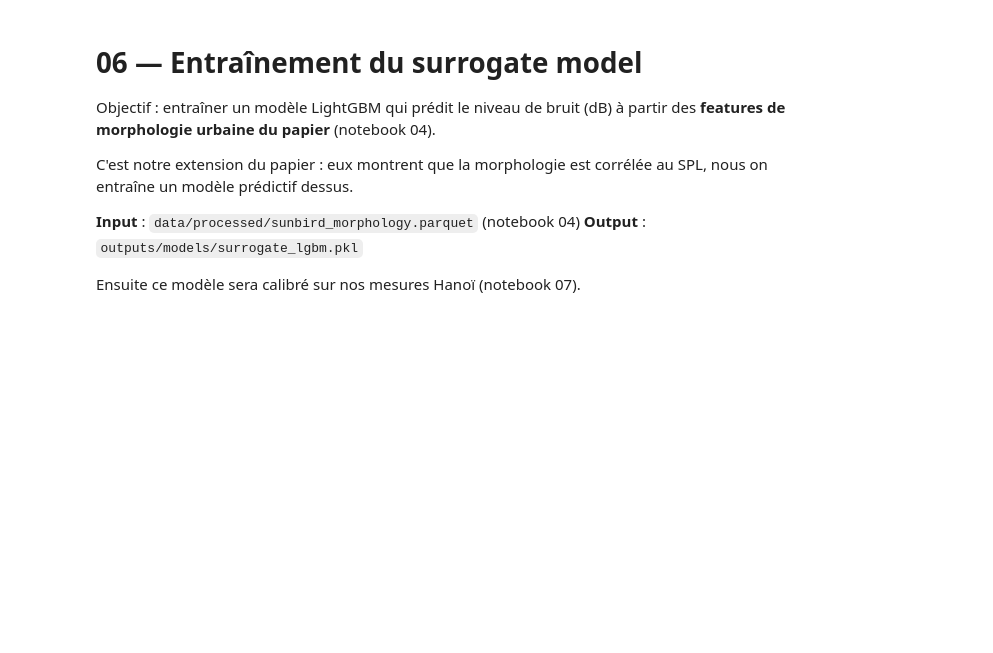
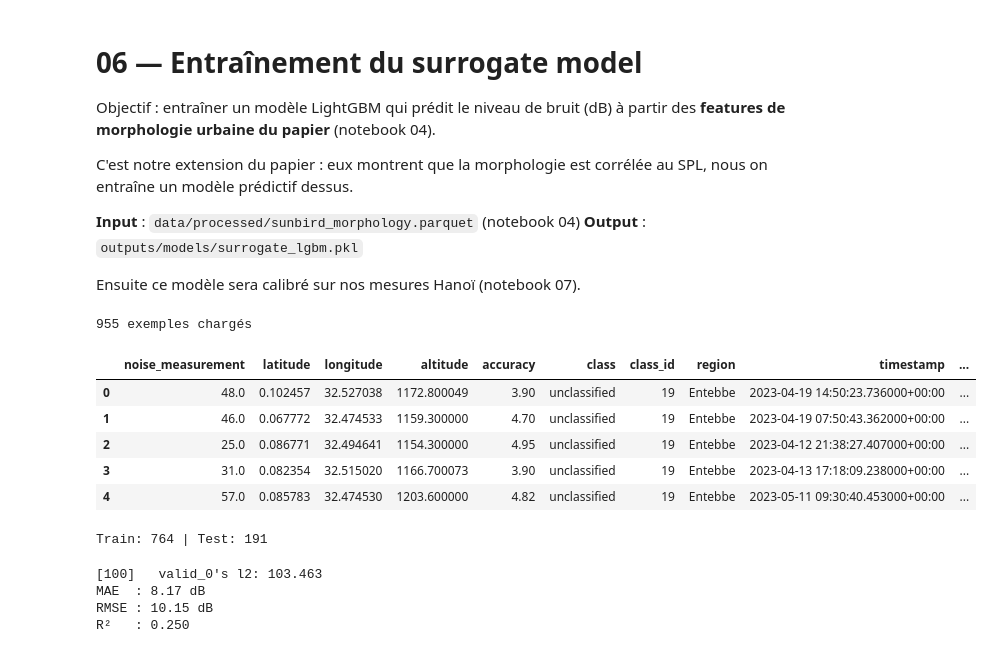
Before and after one commit to Colauz/noise-modelling-hanoi, a Jupyter notebook: notebooks/06_train_surrogate_model.ipynb, the cells around one changed output. Drawn from its saved outputs; the diff is of its cells as text; code cells hidden in the pictures; blank space fills up the shorter version.

```diff
--- a/notebooks/06_train_surrogate_model.ipynb
+++ b/notebooks/06_train_surrogate_model.ipynb
@@ -14,18 +14,27 @@ Ensuite ce modèle sera calibré sur nos mesures Hanoï (notebook 07).
 # %%
 import pandas as pd
 import numpy as np
 import lightgbm as lgb
 from sklearn.model_selection import train_test_split
-from sklearn.metrics import mean_absolute_error, mean_squared_error, r2_score
+from sklearn.metrics import mean_absolute_error, root_mean_squared_error, r2_score
 import matplotlib.pyplot as plt
 import joblib
 
 df = pd.read_parquet('../data/processed/sunbird_morphology.parquet')
-df['timestamp'] = pd.to_datetime(df['timestamp'])
+# format='ISO8601' : les timestamps Sunbird mélangent avec/sans microsecondes
+df['timestamp'] = pd.to_datetime(df['timestamp'], format='ISO8601')
 df['hour'] = df['timestamp'].dt.hour
 df['is_weekend'] = df['timestamp'].dt.dayofweek.isin([5, 6]).astype(int)
 print(f'{len(df)} exemples chargés')
 df.head()
+# %% [output]
+955 exemples chargés
+|  | noise_measurement | latitude | longitude | altitude | accuracy | class | class_id | region | timestamp | ... |
+| 0 | 48.0 | 0.102457 | 32.527038 | 1172.800049 | 3.90 | unclassified | 19 | Entebbe | 2023-04-19 14:50:23.736000+00:00 | ... |
+| 1 | 46.0 | 0.067772 | 32.474533 | 1159.300000 | 4.70 | unclassified | 19 | Entebbe | 2023-04-19 07:50:43.362000+00:00 | ... |
+| 2 | 25.0 | 0.086771 | 32.494641 | 1154.300000 | 4.95 | unclassified | 19 | Entebbe | 2023-04-12 21:38:27.407000+00:00 | ... |
+| 3 | 31.0 | 0.082354 | 32.515020 | 1166.700073 | 3.90 | unclassified | 19 | Entebbe | 2023-04-13 17:18:09.238000+00:00 | ... |
+| 4 | 57.0 | 0.085783 | 32.474530 | 1203.600000 | 4.82 | unclassified | 19 | Entebbe | 2023-05-11 09:30:40.453000+00:00 | ... |
 # %%
 # Features = les métriques de morphologie du papier + temps
 FEATURES = ['building_density_km2', 'road_density_km_km2', 'intersection_count',
@@ -37,6 +46,8 @@ y = df[TARGET]
 
 X_train, X_test, y_train, y_test = train_test_split(X, y, test_size=0.2, random_state=42)
 print(f'Train: {len(X_train)} | Test: {len(X_test)}')
+# %% [output]
+Train: 764 | Test: 191
 # %%
 model = lgb.LGBMRegressor(
     n_estimators=500,
@@ -57,12 +68,17 @@ model.fit(
 y_pred = model.predict(X_test)
 
 mae  = mean_absolute_error(y_test, y_pred)
-rmse = mean_squared_error(y_test, y_pred, squared=False)
+rmse = root_mean_squared_error(y_test, y_pred)
 r2   = r2_score(y_test, y_pred)
 
 print(f'MAE  : {mae:.2f} dB')
 print(f'RMSE : {rmse:.2f} dB')
 print(f'R²   : {r2:.3f}')
+# %% [output]
+[100]   valid_0's l2: 103.463
+MAE  : 8.17 dB
+RMSE : 10.15 dB
+R²   : 0.250
 # %%
 # Importance des features
 lgb.plot_importance(model, figsize=(8, 4), title='Feature importance')
```
Also changed, not shown: parts of 2 cells of this notebook, 15 other files.
